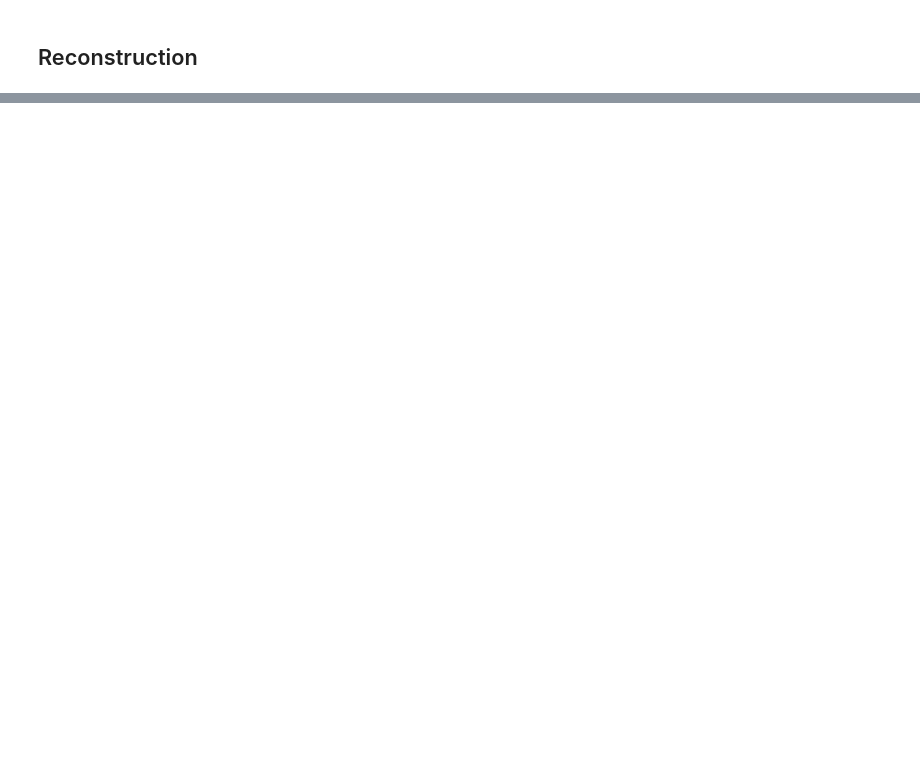
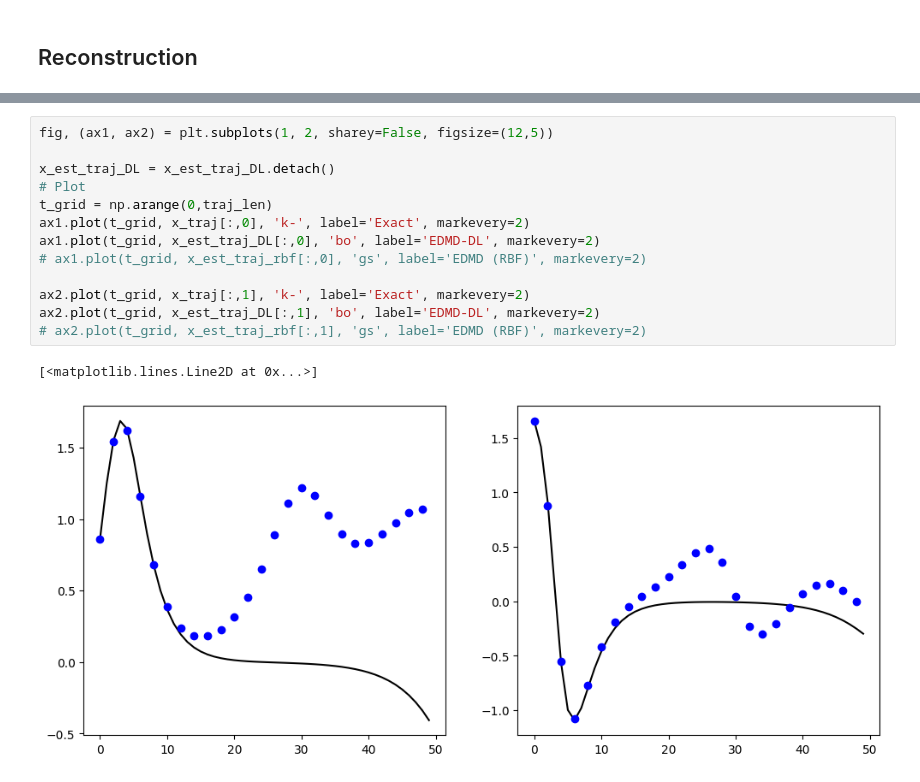
Before and after one commit to ReichtumQian/KoopmanDL, a Jupyter notebook: example/DuffingOscillator.ipynb, the cells around one changed output, grey strips where cells are left out. Cells and saved outputs as stored; diff of their text form; blank space fills up the shorter version.

```diff
--- a/example/DuffingOscillator.ipynb
+++ b/example/DuffingOscillator.ipynb
@@ -123 +131,17 @@ fig.tight_layout()
+# %%
+fig, (ax1, ax2) = plt.subplots(1, 2, sharey=False, figsize=(12,5))
+
+x_est_traj_DL = x_est_traj_DL.detach()
+# Plot
+t_grid = np.arange(0,traj_len)
+ax1.plot(t_grid, x_traj[:,0], 'k-', label='Exact', markevery=2)
+ax1.plot(t_grid, x_est_traj_DL[:,0], 'bo', label='EDMD-DL', markevery=2)
+# ax1.plot(t_grid, x_est_traj_rbf[:,0], 'gs', label='EDMD (RBF)', markevery=2)
+
+ax2.plot(t_grid, x_traj[:,1], 'k-', label='Exact', markevery=2)
+ax2.plot(t_grid, x_est_traj_DL[:,1], 'bo', label='EDMD-DL', markevery=2)
+# ax2.plot(t_grid, x_est_traj_rbf[:,1], 'gs', label='EDMD (RBF)', markevery=2)
+# %% [output]
+[<matplotlib.lines.Line2D at 0x...>]
+[figure, added]
 # %%
```
Also changed, not shown: parts of 7 cells of this notebook, 6 other files.
